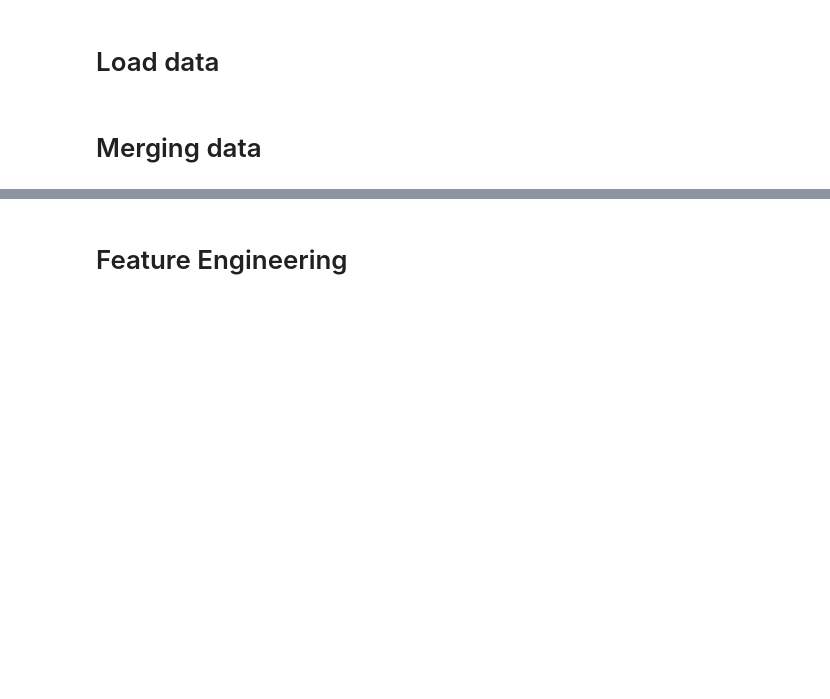
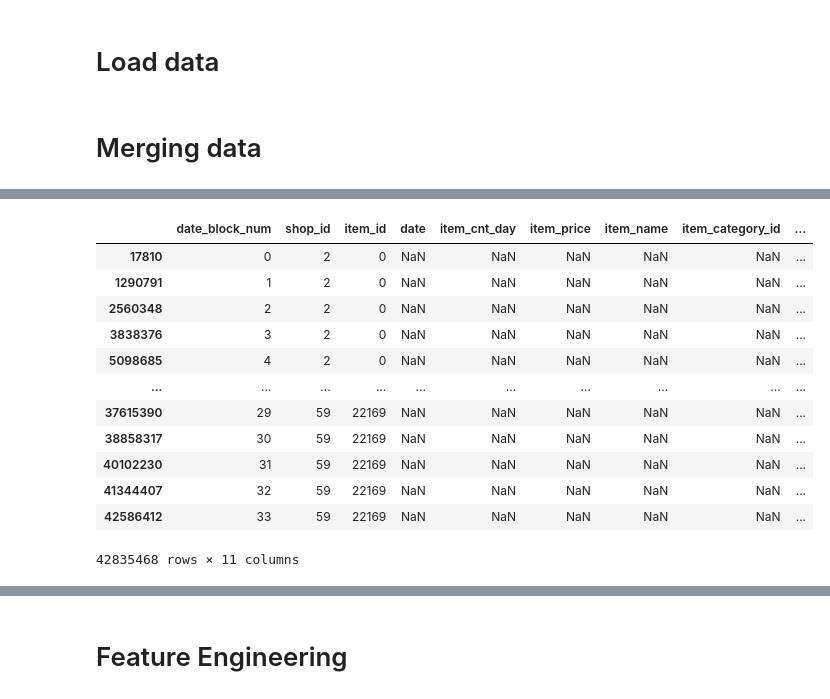
Before and after one commit to 200kgsquat/sales_prediction, a Jupyter notebook: notebooks/feature_engineering.ipynb, the cells around one changed output, grey strips where cells are left out. Cells and saved outputs as stored; diff of their text form; code cells hidden in the pictures; blank space fills up the shorter version.

```diff
--- a/notebooks/feature_engineering.ipynb
+++ b/notebooks/feature_engineering.ipynb
@@ -32,0 +61,37 @@ df.head()
+# %%
+expanded_df['item_cnt_month'] = df.groupby(['date_block_num', 'shop_id', 'item_id'])['item_cnt_day'].transform('sum')
+# %%
+all_dates = expanded_df['date_block_num'].unique()
+all_shops = expanded_df['shop_id'].unique()
+all_items = expanded_df['item_id'].unique()
+
+full_grid = pd.MultiIndex.from_product(
+    [all_dates, all_shops, all_items],
+    names=['date_block_num', 'shop_id', 'item_id']
+).to_frame(index=False)
+
+expanded_df = full_grid.merge(
+    expanded_df,
+    on=['date_block_num', 'shop_id', 'item_id'],
+    how='left'
+)
+
+expanded_df['item_cnt_month'] = expanded_df['item_cnt_month'].fillna(0)
+
+expanded_df = expanded_df.sort_values(['shop_id', 'item_id', 'date_block_num'])
+# %%
+expanded_df
+# %% [output]
+|  | date_block_num | shop_id | item_id | date | item_cnt_day | item_price | item_name | item_category_id | ... |
+| 17810 | 0 | 2 | 0 | NaN | NaN | NaN | NaN | NaN | ... |
+| 1290791 | 1 | 2 | 0 | NaN | NaN | NaN | NaN | NaN | ... |
+| 2560348 | 2 | 2 | 0 | NaN | NaN | NaN | NaN | NaN | ... |
+| 3838376 | 3 | 2 | 0 | NaN | NaN | NaN | NaN | NaN | ... |
+| 5098685 | 4 | 2 | 0 | NaN | NaN | NaN | NaN | NaN | ... |
+| ... | ... | ... | ... | ... | ... | ... | ... | ... | ... |
+| 37615390 | 29 | 59 | 22169 | NaN | NaN | NaN | NaN | NaN | ... |
+| 38858317 | 30 | 59 | 22169 | NaN | NaN | NaN | NaN | NaN | ... |
+| 40102230 | 31 | 59 | 22169 | NaN | NaN | NaN | NaN | NaN | ... |
+| 41344407 | 32 | 59 | 22169 | NaN | NaN | NaN | NaN | NaN | ... |
+| 42586412 | 33 | 59 | 22169 | NaN | NaN | NaN | NaN | NaN | ... |
+42835468 rows × 11 columns
```
Also changed, not shown: parts of 74 cells of this notebook.
